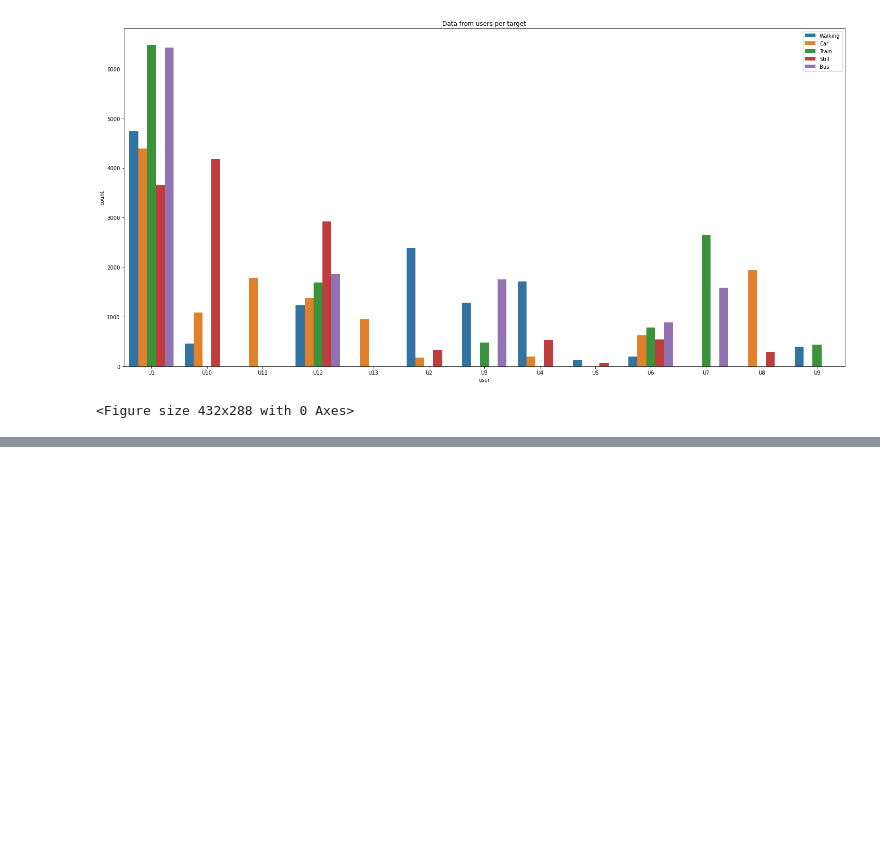
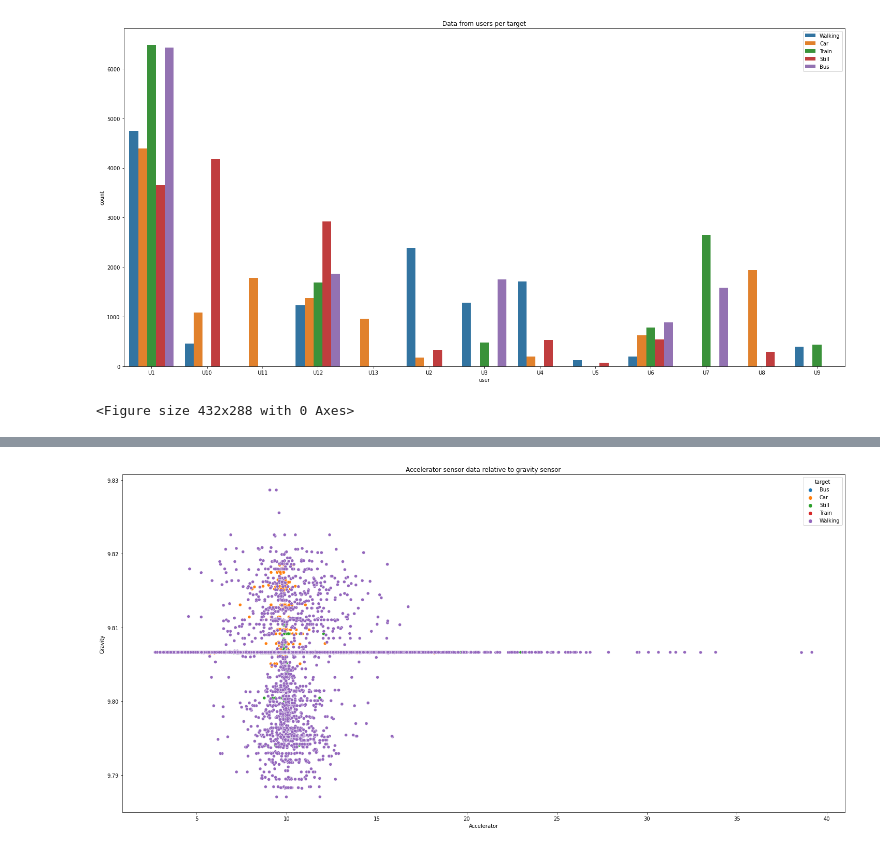
Before and after one commit to sardorick/BW-2-Fitness-ML, a Jupyter notebook: eda_half_second_Sardor.ipynb, the cells around one changed output, grey strips where cells are left out. Cells and saved outputs as stored; diff of their text form; code cells hidden in the pictures; blank space fills up the shorter version.

```diff
--- a/eda_half_second_Sardor.ipynb
+++ b/eda_half_second_Sardor.ipynb
@@ -165,0 +184,10 @@ plt.savefig('data_per_user.png')
+# %%
+
+plt.figure(figsize=(25, 12))
+sb.scatterplot(x = df['android.sensor.accelerometer#mean'], y=df['android.sensor.gravity#mean'], hue=df['target'])
+plt.xlabel('Accelerator')
+plt.ylabel('Gravity')
+plt.title('Accelerator sensor data relative to gravity sensor')
+plt.savefig('accelerator_gravity.png')
+# %% [output]
+[figure, added]
```
Also changed, not shown: parts of 2 cells of this notebook.
